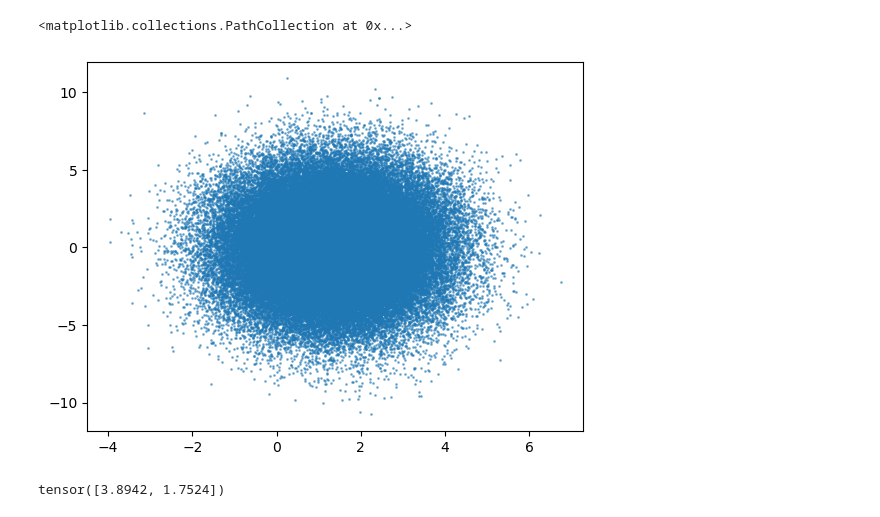
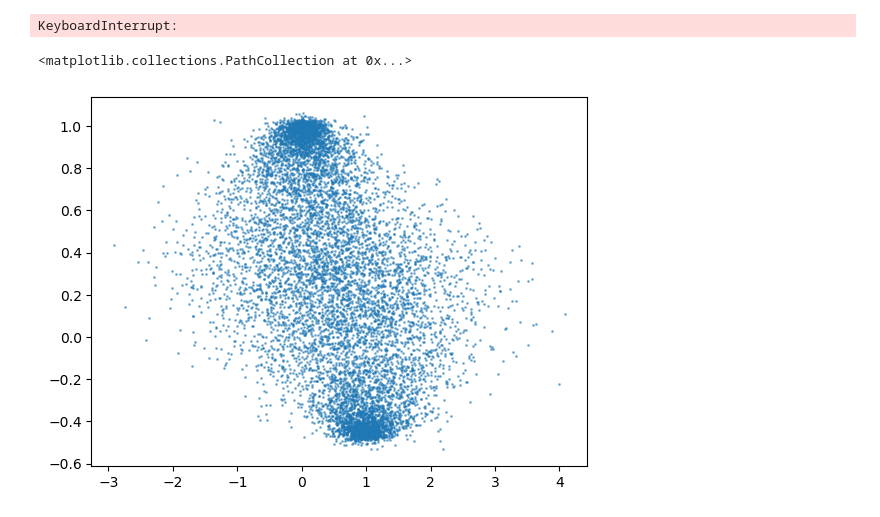
Before and after one commit to jjanborowka/density-deconvolution-astro, a Jupyter notebook: notebooks/final_2.ipynb, the cells around one changed output. Drawn from its saved outputs; the diff is of its cells as text; code cells hidden in the pictures.

```diff
--- a/notebooks/final_2.ipynb
+++ b/notebooks/final_2.ipynb
@@ -38,6 +39,8 @@ class GaussianModel(zuko.flows.LazyDistribution):
             nn.ReLU(),
             nn.Linear(1024, 1024),
             nn.ReLU(),
+            nn.Linear(1024,1024),
+            nn.ReLU(),
             nn.Linear(1024, 2 * features),
         )
 
@@ -104,17 +52,17 @@ ax.set_title(r'$P(\mathbf{x})$');
 # %%
-trainloader = data.DataLoader(Z_train, batch_size=256, shuffle=True)
+trainloader = data.DataLoader(X, batch_size=256, shuffle=True)
 encoder = GaussianModel(15, 2)
 decoder = GaussianModel(2, 15)
 
 prior = zuko.flows.MAF(
     features=15,
-    transforms=6,
+    transforms=3,
     hidden_features=(256, 256),
 )
 elbo = ELBO(encoder, decoder, prior)
 optimizer = torch.optim.Adam(elbo.parameters(), lr=1e-3)
 
-for epoch in (bar := tqdm(range(10))):
+for epoch in (bar := tqdm(range(64))):
     losses = []
 
     for x in trainloader:
@@ -131,14 +79,12 @@ for epoch in (bar := tqdm(range(10))):
     losses = torch.stack(losses)
 
     bar.set_postfix(loss=losses.mean().item())
+# %% [output]
+KeyboardInterrupt:
 # %%
-z = prior().sample((100000,))
+z = prior().sample((10000,))
 x = decoder(z).sample()
 plt.scatter(x[:, 0], x[:, 1], s=1, alpha=0.5)
 # %% [output]
 <matplotlib.collections.PathCollection at 0x...>
-[figure, old version]
+[figure, new version]
-# %%
-x
-# %% [output]
-tensor([3.8942, 1.7524])
```
Also changed, not shown: parts of 8 cells of this notebook, 4 other files.
